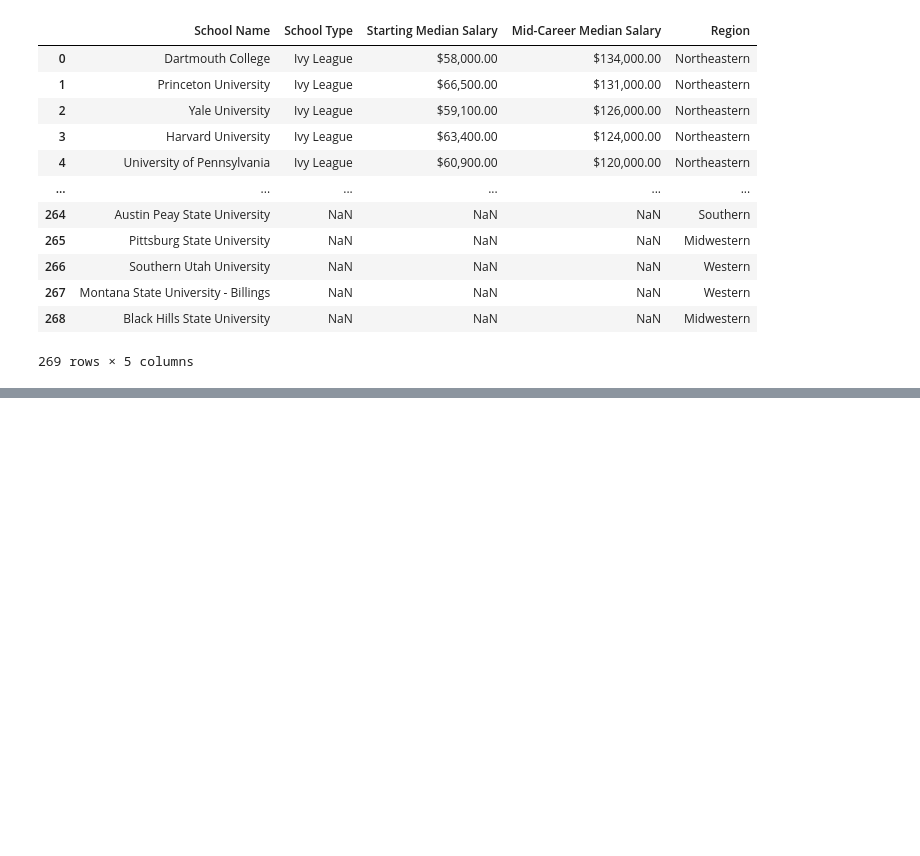
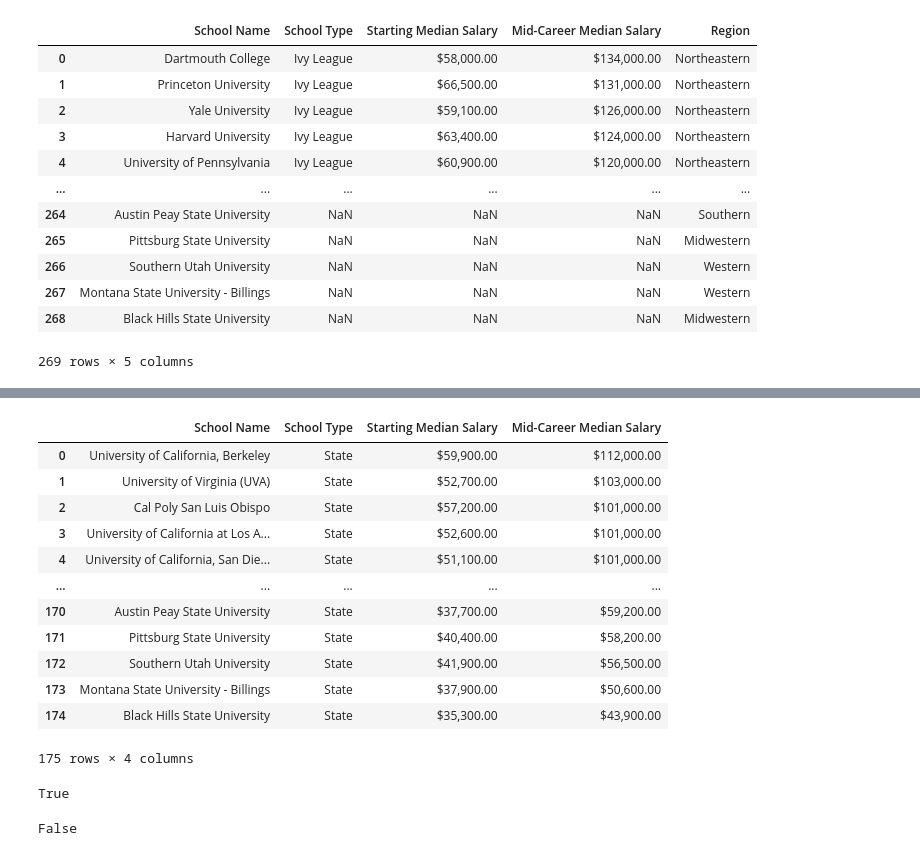
Before and after one commit to junio-firmino/Aprendizado_python, a Jupyter notebook: Multi_df.ipynb, the cells around one changed output, grey strips where cells are left out. Saved outputs shown, nothing was run; the diff lists cells and outputs as text; code cells hidden in the pictures; blank space fills up the shorter version.

```diff
--- a/Multi_df.ipynb
+++ b/Multi_df.ipynb
@@ -305,0 +330,24 @@ pd.merge(ivies,regions, how='outer')
+# %%
+state
+# %% [output]
+|  | School Name | School Type | Starting Median Salary | Mid-Career Median Salary |
+| 0 | University of California, Berkeley | State | $59,900.00 | $112,000.00 |
+| 1 | University of Virginia (UVA) | State | $52,700.00 | $103,000.00 |
+| 2 | Cal Poly San Luis Obispo | State | $57,200.00 | $101,000.00 |
+| 3 | University of California at Los A... | State | $52,600.00 | $101,000.00 |
+| 4 | University of California, San Die... | State | $51,100.00 | $101,000.00 |
+| ... | ... | ... | ... | ... |
+| 170 | Austin Peay State University | State | $37,700.00 | $59,200.00 |
+| 171 | Pittsburg State University | State | $40,400.00 | $58,200.00 |
+| 172 | Southern Utah University | State | $41,900.00 | $56,500.00 |
+| 173 | Montana State University - Billings | State | $37,900.00 | $50,600.00 |
+| 174 | Black Hills State University | State | $35,300.00 | $43,900.00 |
+175 rows × 4 columns
+# %%
+state['School Name'].is_unique
+# %% [output]
+True
+# %%
+regions['School Name'].is_unique
+# %% [output]
+False
```
Also changed, not shown: parts of 4 cells of this notebook.
